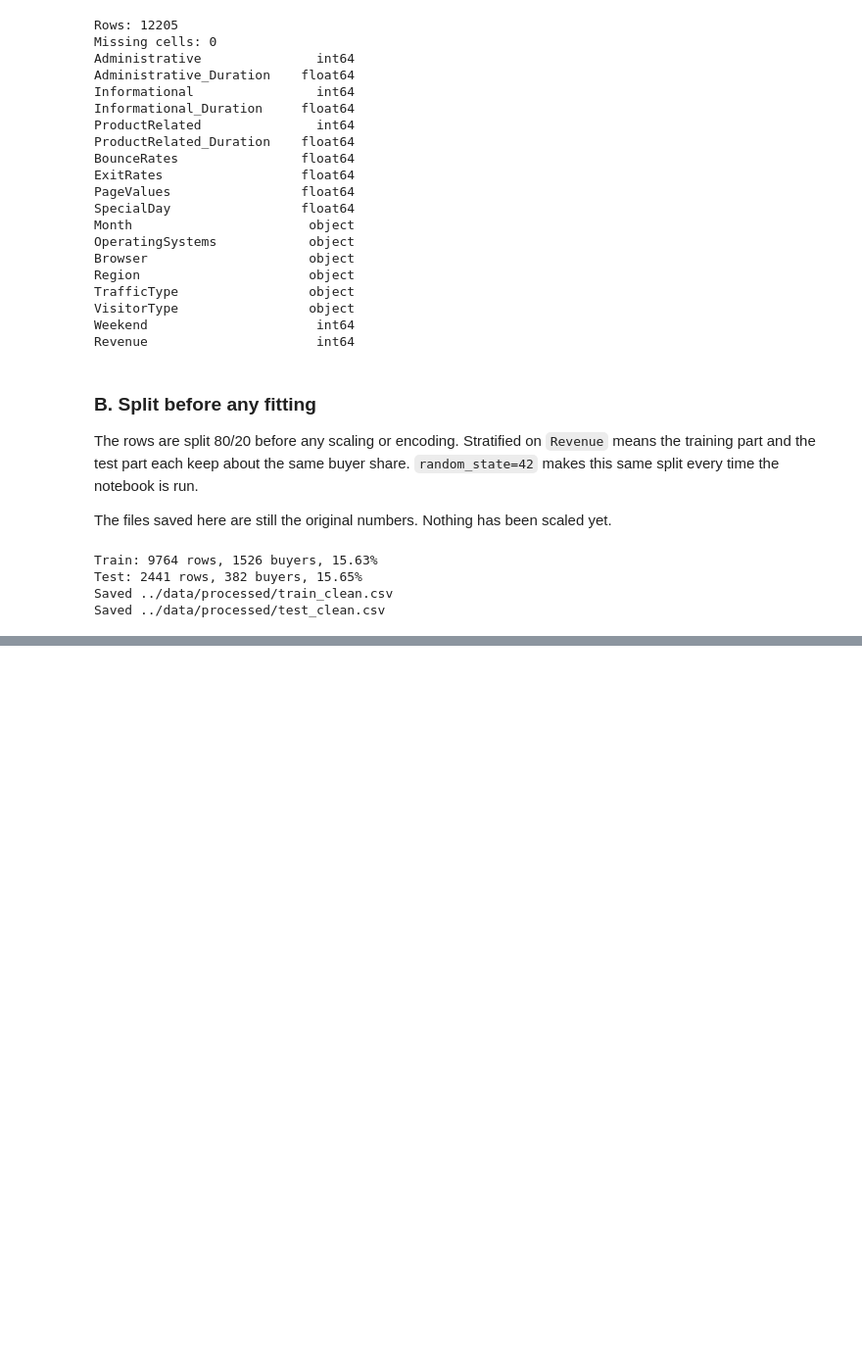
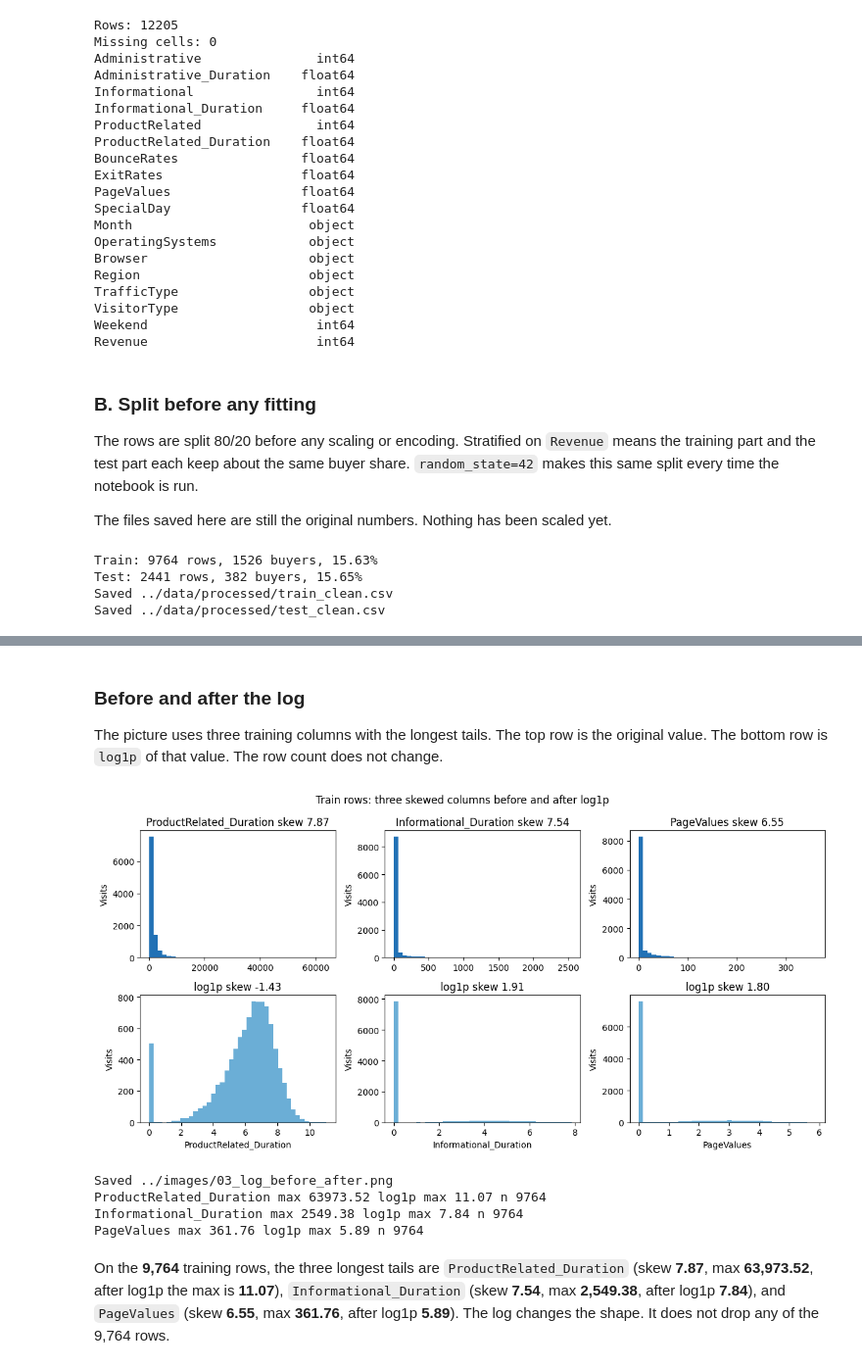
Before and after one commit to ghayasshahid/BuyerBehaviorPrediction, a Jupyter notebook: notebooks/03_preprocessing.ipynb, the cells around one changed output, grey strips where cells are left out. Shown at 98% size. Cells and saved outputs as stored; diff of their text form; code cells hidden in the pictures; blank space fills up the shorter version.

```diff
--- a/notebooks/03_preprocessing.ipynb
+++ b/notebooks/03_preprocessing.ipynb
@@ -110,0 +162,44 @@ Saved ../data/processed/test_clean.csv
+# %% [markdown]
+### Before and after the log
+
+The picture uses three training columns with the longest tails. The top row is the original value. The bottom row is `log1p` of that value. The row count does not change.
+# %%
+import matplotlib.pyplot as plt
+
+# Three longest tails among the columns that receive log1p.
+picture_columns = list(skew_table.loc[log_columns, "skewness"].sort_values(ascending=False).head(3).index)
+
+fig, axes = plt.subplots(2, 3, figsize=(12, 6))
+for index, column in enumerate(picture_columns):
+    original = X_train[column]
+    logged = np.log1p(original)
+    axes[0, index].hist(original, bins=40, color="#2171b5")
+    axes[1, index].hist(logged, bins=40, color="#6baed6")
+    axes[0, index].set_title(column + " skew " + format(skew_table.loc[column, "skewness"], ".2f"))
+    axes[1, index].set_title(f"log1p skew {logged.skew():.2f}")
+    axes[0, index].set_ylabel("Visits")
+    axes[1, index].set_ylabel("Visits")
+    axes[1, index].set_xlabel(column)
+fig.suptitle("Train rows: three skewed columns before and after log1p")
+fig.tight_layout()
+fig.savefig(image_dir / "03_log_before_after.png", dpi=150)
+plt.show()
+print("Saved", image_dir / "03_log_before_after.png")
+for column in picture_columns:
+    print(
+        column,
+        "max",
+        round(float(X_train[column].max()), 2),
+        "log1p max",
+        round(float(np.log1p(X_train[column].max())), 2),
+        "n",
+        len(X_train),
+    )
+# %% [output]
+[figure, added]
+Saved ../images/03_log_before_after.png
+ProductRelated_Duration max 63973.52 log1p max 11.07 n 9764
+Informational_Duration max 2549.38 log1p max 7.84 n 9764
+PageValues max 361.76 log1p max 5.89 n 9764
+# %% [markdown]
+On the **9,764** training rows, the three longest tails are `ProductRelated_Duration` (skew **7.87**, max **63,973.52**, after log1p the max is **11.07**), `Informational_Duration` (skew **7.54**, max **2,549.38**, after log1p **7.84**), and `PageValues` (skew **6.55**, max **361.76**, after log1p **5.89**). The log changes the shape. It does not drop any of the 9,764 rows.
```
Also changed, not shown: parts of 6 cells of this notebook, 1 other file.
